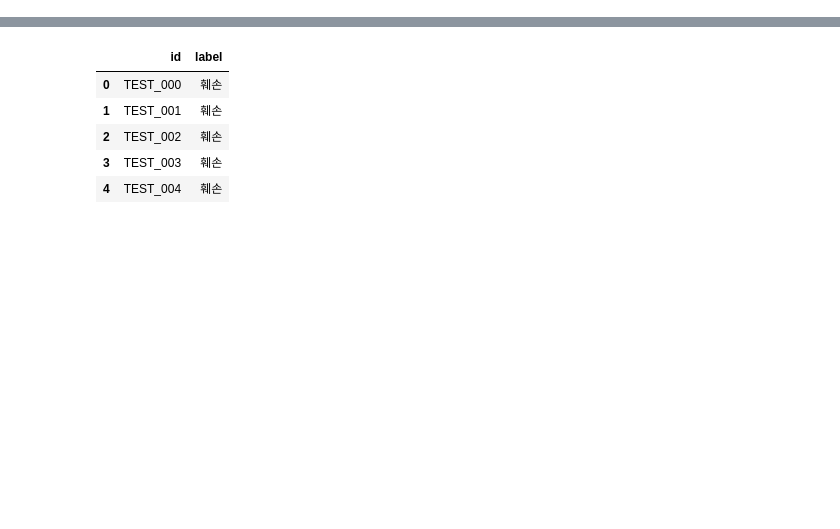
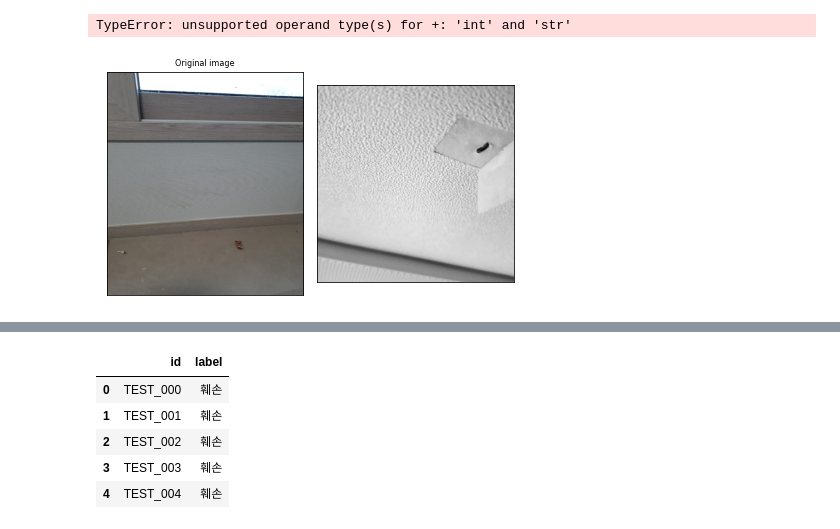
Before and after one commit to parkchanghyup/Dacon, a Jupyter notebook: 도배 하자 유형 분류 AI 경진대회/image_augment.ipynb, the cells around one changed output, grey strips where cells are left out. Saved outputs shown, nothing was run; the diff lists cells and outputs as text; code cells hidden in the pictures; blank space fills up the shorter version.

```diff
--- a/도배 하자 유형 분류 AI 경진대회/image_augment.ipynb
+++ b/도배 하자 유형 분류 AI 경진대회/image_augment.ipynb
@@ -47,7 +51,6 @@ def plot(imgs, with_orig=True, row_title=None, **imshow_kwargs):
     plt.tight_layout()
 # %%
 img_path = glob.glob('./data/train/*')
-img = Image.open('./test.png')
 # %%
 # 반점 3
 # 틈새과다 3
@@ -66,18 +69,16 @@ count_2 = ['가구수정', '녹오염','이음부불량','울음','창틀,문틀
 count_1 = ['피스','들뜸','석고수정','면불량','몰딩수정']
 
 for label in img_path:
-    print(label.split('/')[-1])
-    print(count_3)
-    if label.split('/')[-1] in count_3:
+    if label.split('\\')[-1] in count_3:
 
         img_list = glob.glob(label+'/*')
         for idx, img_path in enumerate(img_list):
-
+            idx = str(idx)
             img = Image.open(img_path)
             padded_imgs = [T.Pad(padding=padding)(img) for padding in (30, 50, 70)]
-            padded_imgs[0].save(label+'/pad_',idx+'.png')
-            padded_imgs[1].save(label+'/pad_',idx+'.png')
-            padded_imgs[2].save(label+'/pad_',idx+'.png')
+            padded_imgs[0].save(label+'/pad_'+idx+'.png')
+            padded_imgs[1].save(label+'/pad_'+idx+'.png')
+            padded_imgs[2].save(label+'/pad_'+idx+'.png')
 
     elif label.split('/')[-1] in count_2:
 
@@ -98,0 +276,39 @@ for label in img_path:
+# %%
+# 반점 2
+# 틈새과다 2
+# 가구수정 2
+# 녹오염 2
+# 이음부불량 2
+# 울음 2
+# 창틀,문틀수정 2
+# 피스 1
+# 들뜸 1
+# 석고수정 1
+# 면불량 1
+# 몰딩수정 1
+# 오타공 1
+# 곰팡이 1
+# 터짐 1
+# 꼬임 0
+# 걸레받이수정 0
+# 오염 0
+# 훼손 0
+
+count_1 = ['피스','들뜸','석고수정','면불량','몰딩수정','오타공','곰팡이','터짐','반점','틈새과다', '가구수정', '녹오염','이음부불량','울음','창틀,문틀수정']
+
+gray_img = T.Grayscale()(img)
+plot([gray_img], cmap='gray')
+img_path = glob.glob('./data/train/*')
+
+for label in img_path:
+    if label.split('\\')[-1] in count_1:
+
+        img_list = glob.glob(label+'/*')
+        for idx, img_path in enumerate(img_list):
+
+            img = Image.open(img_path)
+            padded_imgs = T.Grayscale()(img)
+            padded_imgs.save(label+'/grey_',idx+'.png')
+# %% [output]
+TypeError: unsupported operand type(s) for +: 'int' and 'str'
+[figure, added]
```
Also changed, not shown: parts of 11 cells of this notebook.
